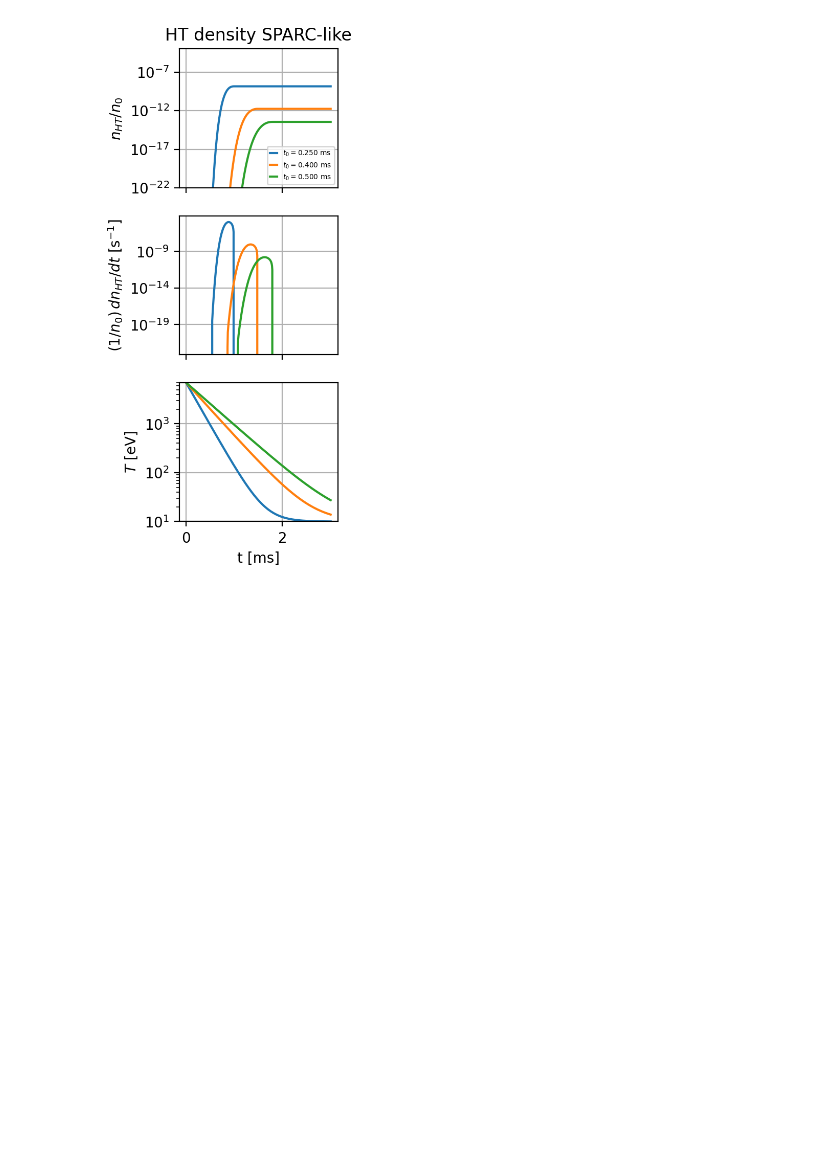
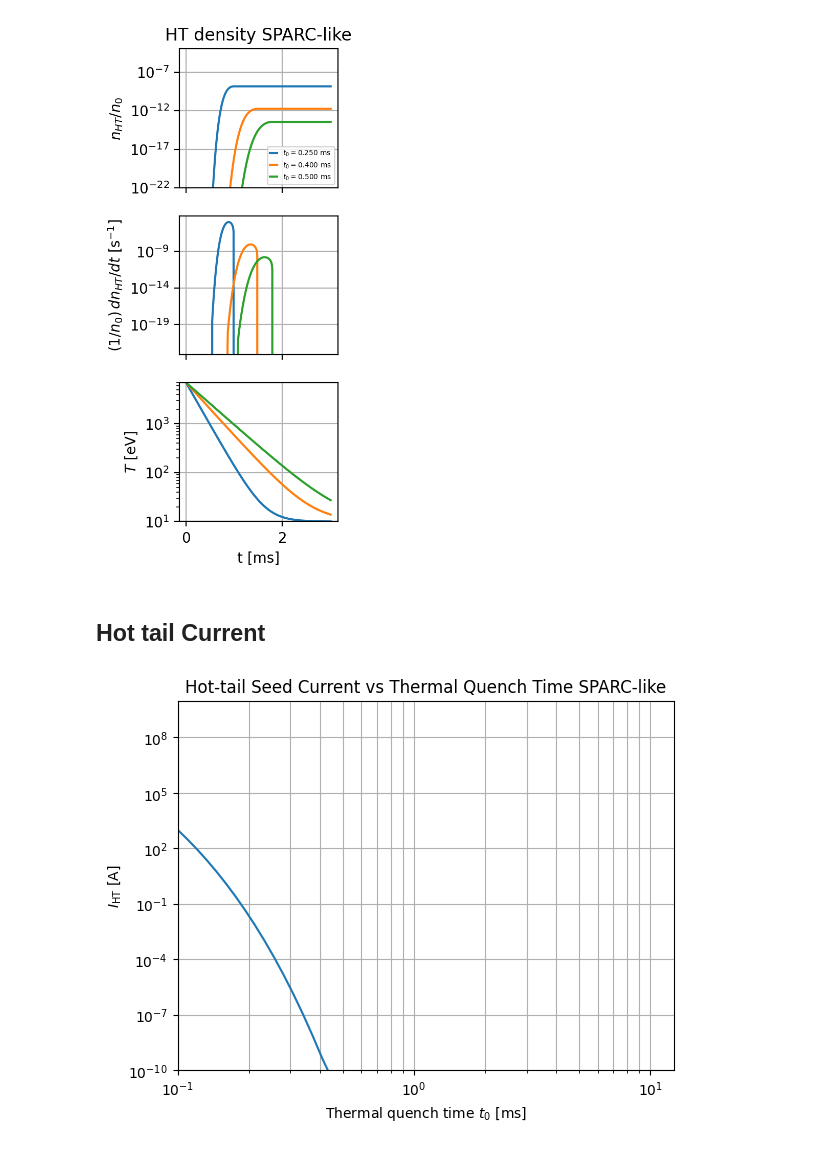
Before and after one commit to ridatta/RE_Solver, a Jupyter notebook: Hot-Tail-Example.ipynb, the cells around one changed output. Drawn from its saved outputs; the diff is of its cells as text; code cells hidden in the pictures; blank space fills up the shorter version.

Commit message:
Added some comments to Hot-Tail-Example and also added the ht current figure

```diff
--- a/Hot-Tail-Example.ipynb
+++ b/Hot-Tail-Example.ipynb
@@ -159,3 +159,46 @@ axs[2].set_xlabel('t [ms]')
 # %% [output]
 Text(0.5, 0, 't [ms]')
 [figure]
+# %% [markdown]
+## Hot tail Current
+# %%
+#HT current vs TQ time
+# Plasma area
+area = np.pi * a**2 * k
+
+
+#TQ times [s]
+t0_scan_sp = np.logspace(-4, -2, 50)   # 0.1 ms -> 10 ms
+
+I_HT_sp = np.zeros_like(t0_scan_sp) # Hot tail currents
+
+for i, t0 in enumerate(t0_scan_sp):
+
+    # Make sure it's final value
+    t_eval = 10 * t0
+
+    n_ht = getHT(
+        n0=n0,
+        T0=T0,
+        E0=E0,
+        T=Tf,
+        t=t_eval,
+        t0=t0
+    )
+
+    # HT density to current
+    I_HT_sp[i] = n_ht * const.e * const.c * area
+
+#plt.figure(figsize=(5,4), dpi=200)
+
+plt.loglog(t0_scan_sp*1e3, I_HT_sp)
+plt.ylim((1e-10,1e10))
+plt.xlim(left=1e-1)
+plt.xlabel(r'Thermal quench time $t_0$ [ms]')
+plt.ylabel(r'$I_{\rm HT}$ [A]')
+plt.title('Hot-tail Seed Current vs Thermal Quench Time SPARC-like')
+plt.grid(True, which='both')
+
+plt.show()
+# %% [output]
+[figure, added]
```
Also changed, not shown: parts of 1 cell of this notebook.
